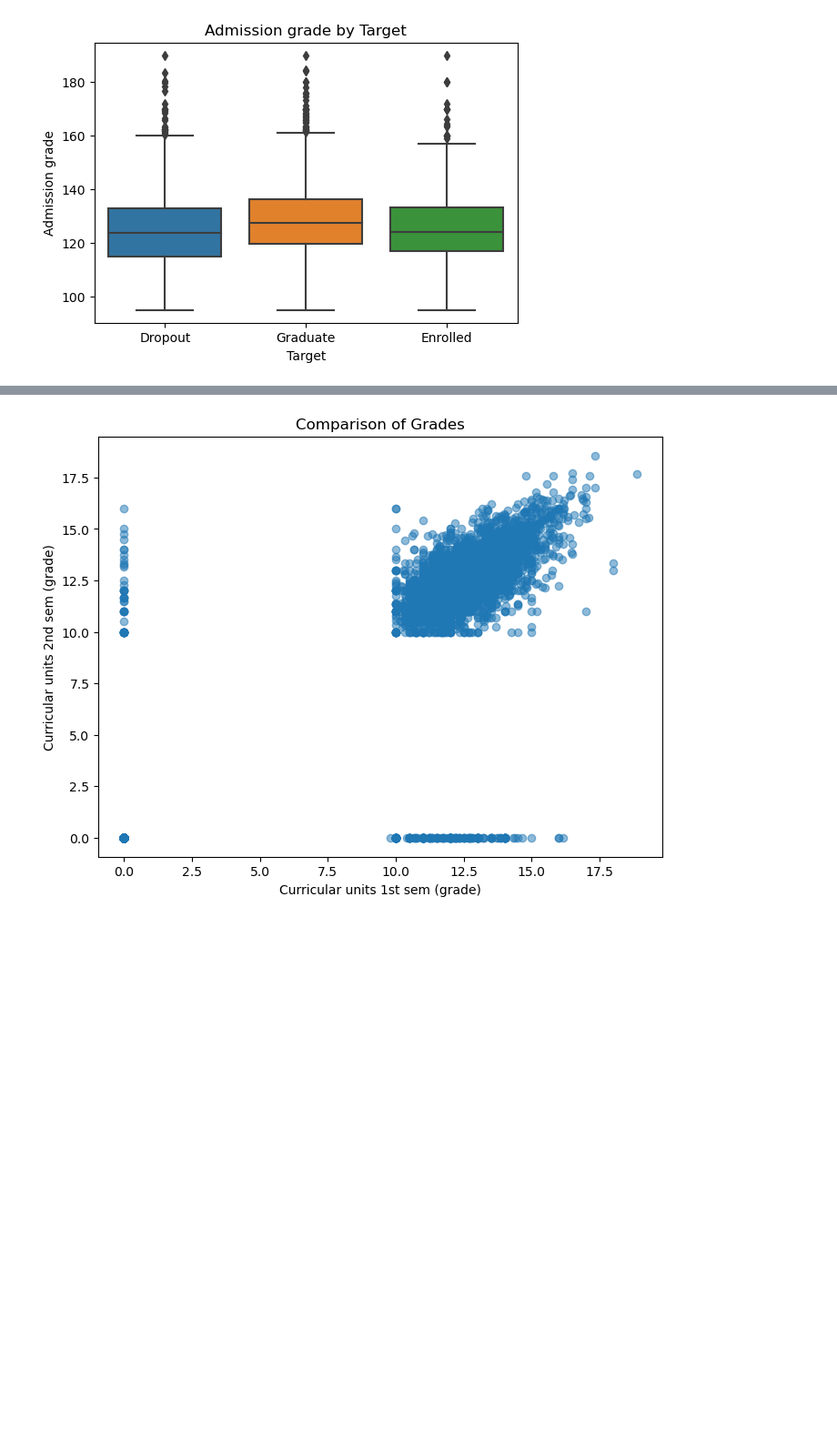
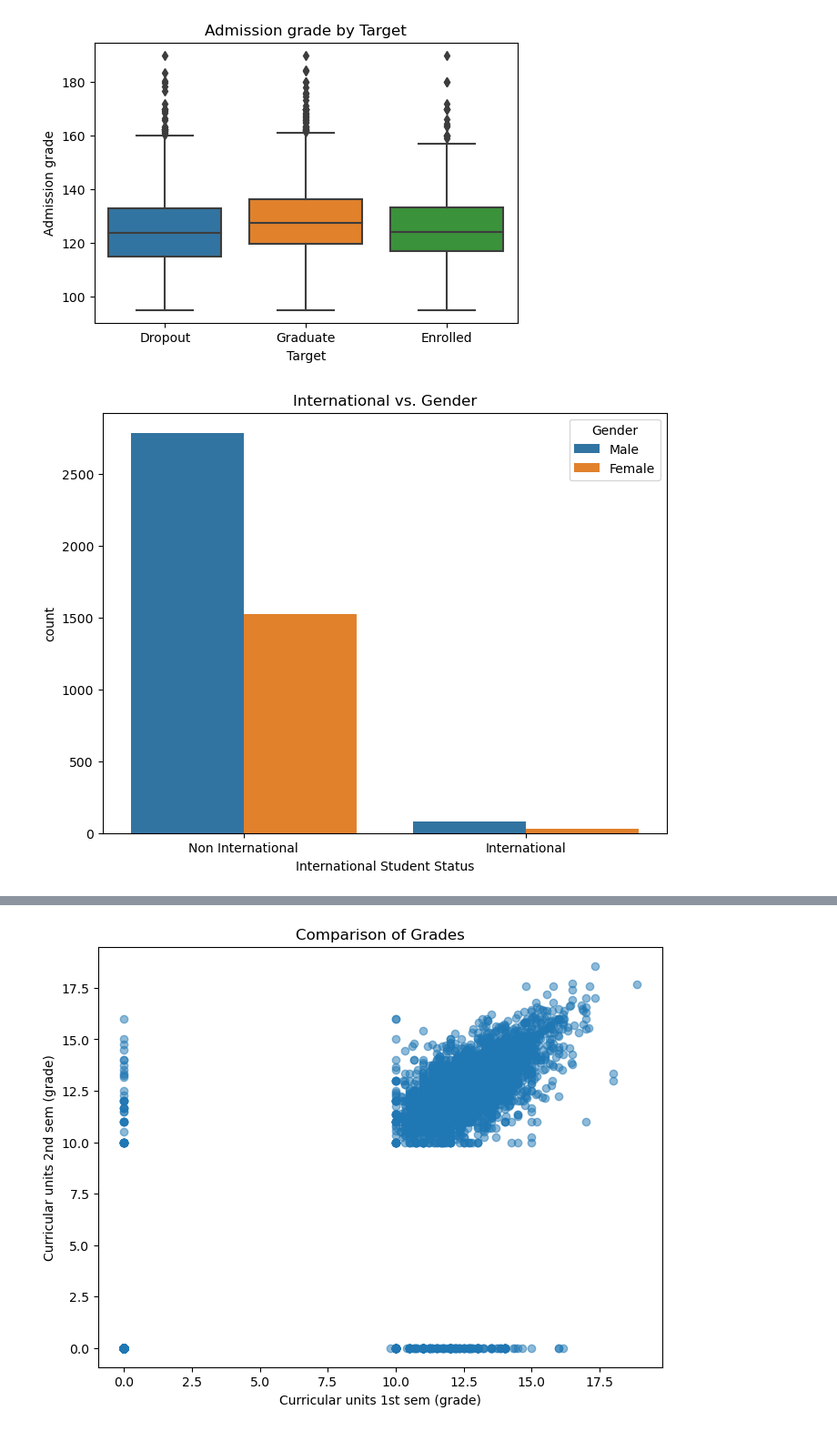
Before and after one commit to Keipatr/student-prediction-analysis, a Jupyter notebook: ALP_DATMIN_Kamis.ipynb, the cells around one changed output, grey strips where cells are left out. Shown at 91% size. Cells and saved outputs as stored; diff of their text form; code cells hidden in the pictures; blank space fills up the shorter version.

```diff
--- a/ALP_DATMIN_Kamis.ipynb
+++ b/ALP_DATMIN_Kamis.ipynb
@@ -192,6 +197,16 @@ plt.ylabel('Admission grade')
 plt.show()
 # %% [output]
 [figure]
+# %%
+plt.figure(figsize=(8, 6))
+sns.countplot(x='International', hue='Gender', data=df)
+plt.title('International vs. Gender')
+plt.xlabel('International Student Status')
+plt.xticks(ticks=[0, 1], labels=['Non International', 'International'])
+plt.legend(title='Gender', labels=['Male', 'Female'])
+plt.show()
+# %% [output]
+[figure, added]
 # %%
 plt.figure(figsize=(8, 6))
 sns.countplot(x='Scholarship holder', hue='Target', data=df)
```
Also changed, not shown: parts of 17 cells of this notebook.
